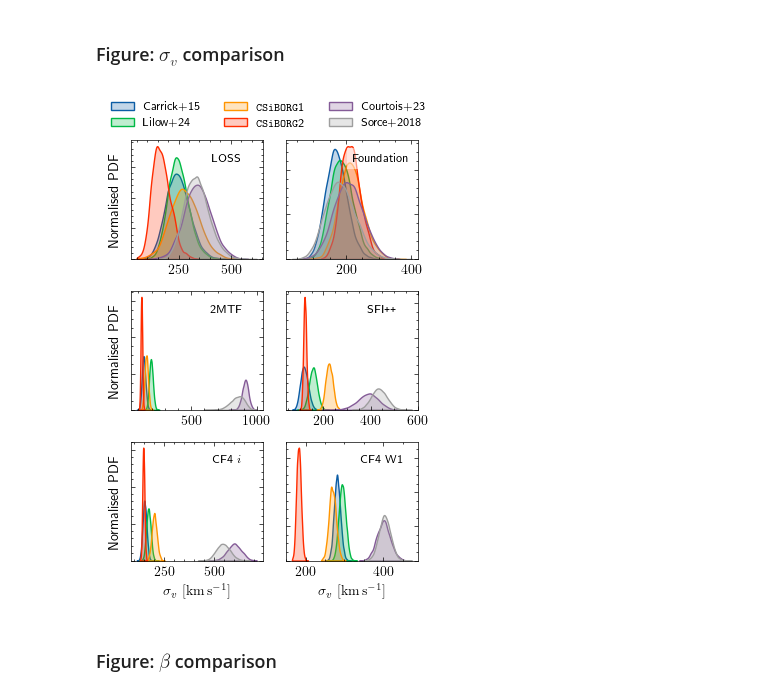
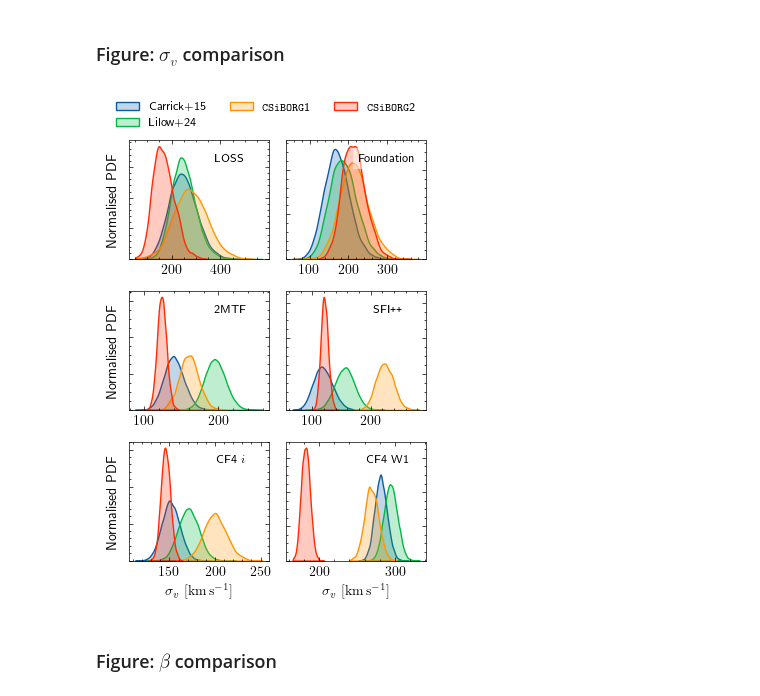
Before and after one commit to Richard-Sti/CANDEL, a Jupyter notebook: notebooks/paper_VFO/main_VFO.ipynb, the cells around one changed output. Drawn from its saved outputs; the diff is of its cells as text; code cells hidden in the pictures.

```diff
--- a/notebooks/paper_VFO/main_VFO.ipynb
+++ b/notebooks/paper_VFO/main_VFO.ipynb
@@ -281,7 +281,7 @@ with plt.style.context("science"):
 files = switch_paths_SN_to_no_MNR(FILES)
 
 data = load_and_check_posteriors(files, samples, "sigma_v")
-sims = ["Carrick2015", "Lilow2024", "CB1", "CB2", "CF4", "CLONES"]
+sims = ["Carrick2015", "Lilow2024", "CB1", "CB2", ]
 cats = ["LOSS", "Foundation", "2MTF", "SFI", "CF4_i", "CF4_W1"]  # 3 rows × 2 cols
 
 with plt.style.context('science'):
@@ -310,34 +310,34 @@ with plt.style.context('science'):
                 label=simname2label(sim) if i == 0 else None
             )
 
         ax.text(
             0.725, 0.85, catalogue2label(cat),
             transform=ax.transAxes, fontsize="small",
             va='center', ha='center',
             bbox=dict(facecolor='white', alpha=0.5, edgecolor='none')
         )
         ax.set_ylabel(None)
         ax.set_yticklabels([])
 
     # Legend from first row
     handles, labels = axs[0, 0].get_legend_handles_labels()
     if handles:
         fig.legend(
             handles, labels, loc='upper center',
             bbox_to_anchor=(0.5, 1.07), ncol=3, frameon=False, fontsize="small"
         )
 
     # Axes labels
     for c in range(ncols):
         axs[nrows - 1, c].set_xlabel(r"$\sigma_v~[\mathrm{km}\,\mathrm{s}^{-1}]$")
     for r in range(nrows):
         axs[r, 0].set_ylabel("Normalised PDF")
 
     fig.tight_layout()
     fig.savefig("/Users/rstiskalek/Downloads/sigmav_comparison.pdf", dpi=450, bbox_inches="tight")
     fig.show()
 # %% [output]
-[figure, old version]
+[figure, new version]
 # %% [markdown]
 ### Figure: $\beta$ comparison
 # %%
```
Also changed, not shown: parts of 10 cells of this notebook.
